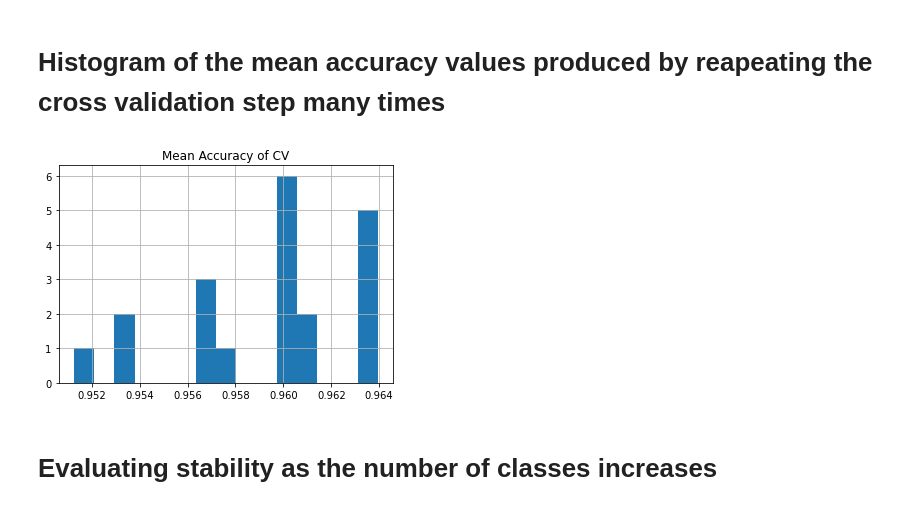
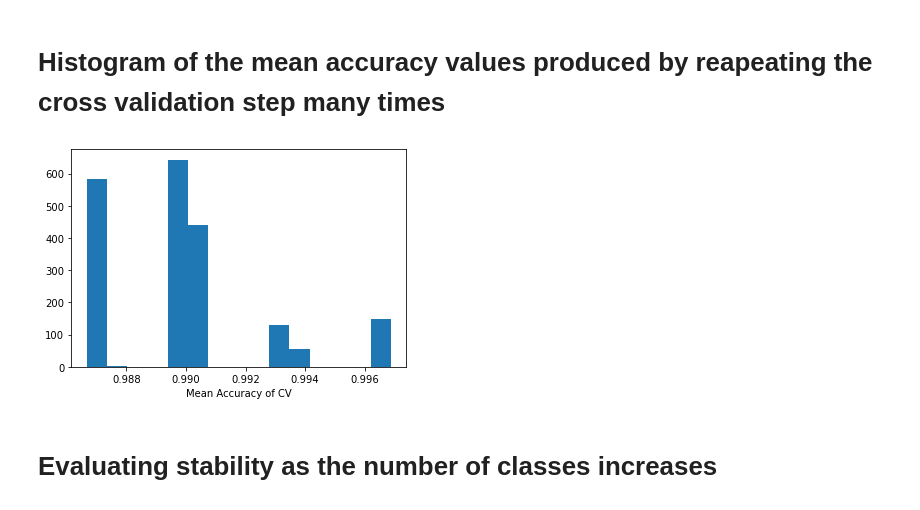
Before and after one commit to papandreas42/MLforHoney, a Jupyter notebook: SVM with Matlab.ipynb, the cells around one changed output. Cells and saved outputs as stored; diff of their text form; code cells hidden in the pictures.

```diff
--- a/SVM with Matlab.ipynb
+++ b/SVM with Matlab.ipynb
@@ -502,13 +502,14 @@ def train(path_to_distParamsSelect_folder, title_of_mat_file , options, bins=15)
 
     #saving hist
 
-#    ax = results["Mean Accuracy of CV"].hist( bins=bins )
-#    fig = ax.get_figure()
-#    ax.set_title("Mean Accuracy of CV")
-#    figtitle=""
-#    for key in options:
-#        figtitle+=key+" "+str(options[key])+" "
-#    fig.savefig(figtitle+'.jpg')
+    ax = results["Mean Accuracy of CV"].hist( bins=bins )
+    fig = ax.get_figure()
+    ax.set_xlabel("Mean Accuracy of CV")
+    ax.grid(False)
+    figtitle="hist of "
+    for key in options:
+        figtitle+=key+" "+str(options[key])+" "
+    fig.savefig(figtitle+'.png', dpi=500)
 
     return all_results
 # %%
@@ -517,25 +518,25 @@ all_results = pd.DataFrame(columns=["Number of Classes", "Instances per class",
 # %%
 #4 most populated classes wt=db4 levels=3 Normal
 number_of_classes = 3
 levels = 3
-dist = "Normal"
-number_of_runs = 20
+dist = "tLocationScale"
+number_of_runs = 2000
 cv_split = 20
 wavelet = "db4"
 
 options = {"Number of Classes":number_of_classes,\
            "Levels":levels,\
            "Distribution":dist,\
            "Number of runs":number_of_runs,\
            "CV split":cv_split,\
            "Wavelet":wavelet}
 
 all_results = all_results.append( train("E:\\Backups\\Work&Uni\\University\\ML for food authentication\\Results_fitting\\dist_paramsSelect\\New Images v2 (3 classes of 100)\\" ,\
                                         "dist_paramsSelect wt=db4 levels=3 dist="+options["Distribution"]+".mat",\
                                         options),\
                                   ignore_index=True)
 # %% [output]
-[figure, old version]
+[figure, new version]
 # %% [markdown]
 # Evaluating stability as the number of classes increases
 # %%
```
Also changed, not shown: parts of 21 cells of this notebook, 1 other file.
